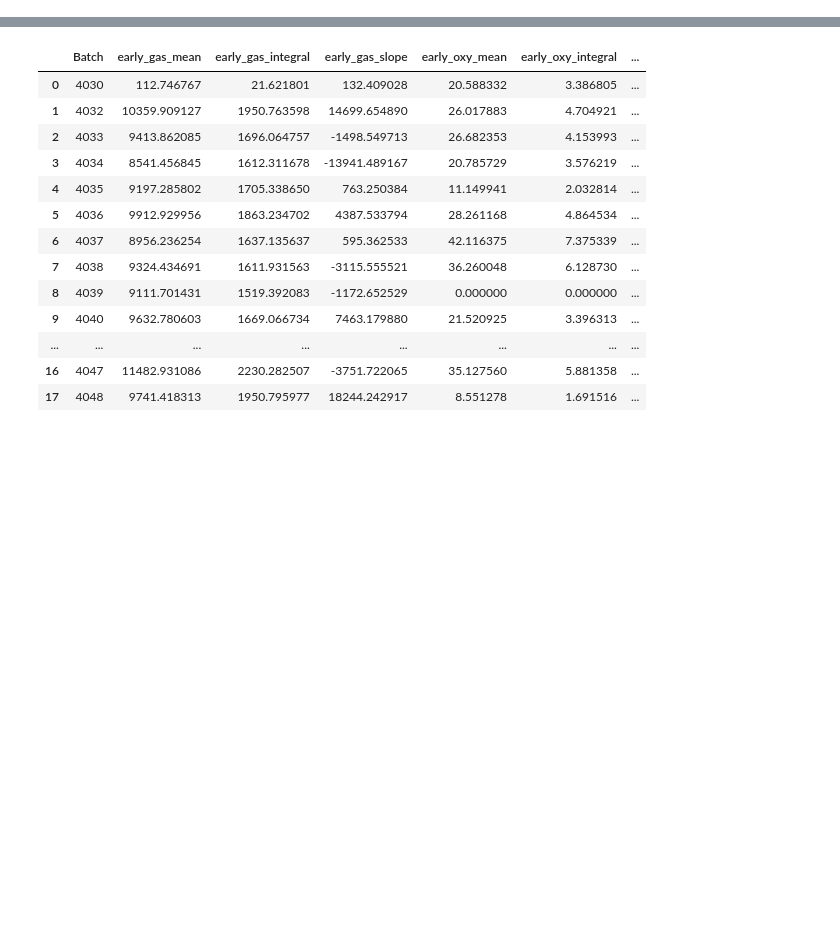
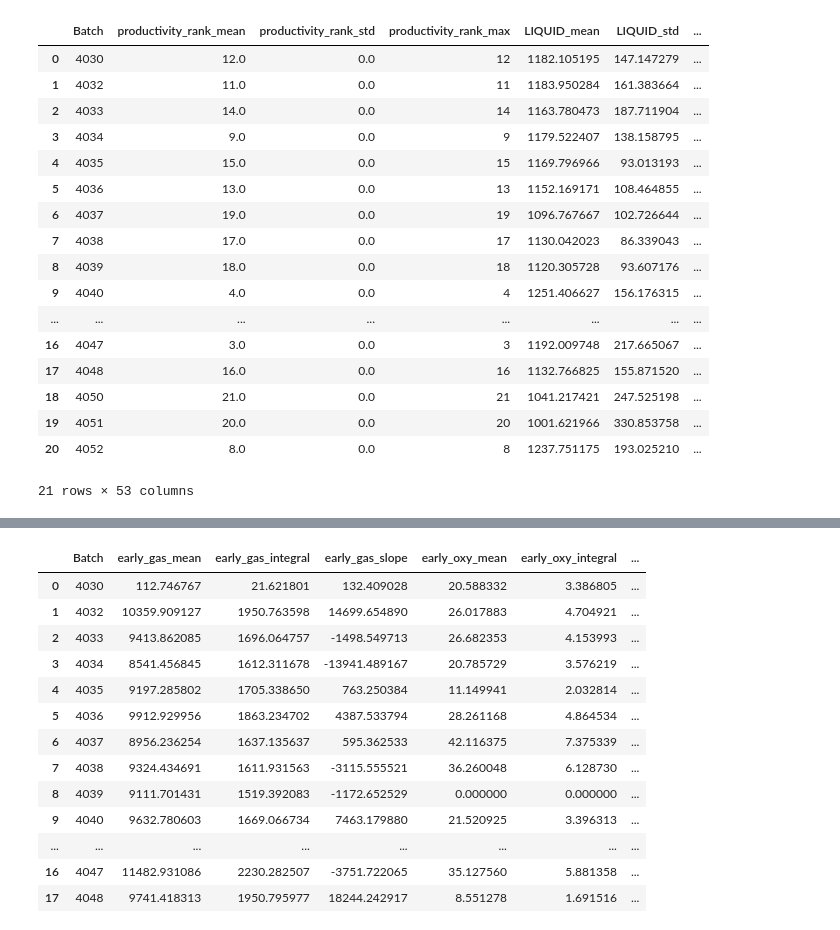
Before and after one commit to RichardFisher1/Applied, a Jupyter notebook: notebooks/RichardNotes.ipynb, the cells around one changed output, grey strips where cells are left out. Cells and saved outputs as stored; diff of their text form; code cells hidden in the pictures; blank space fills up the shorter version.

```diff
--- a/notebooks/RichardNotes.ipynb
+++ b/notebooks/RichardNotes.ipynb
@@ -25,16 +24,3 @@ op_df = load_operating_data(operating_csv)
 prod_df = load_product_data(product_xlsx)
 
 rate_df = compute_product_rate(op_df, prod_df)
-
-op_df_new = prepare_operating_timeseries(
-    op_df,
-    add_tier=False,
-    resample_rule="1D"
-)
-
-op_df_new = op_df_new.reset_index()
-op_df_new = op_df_new[op_df_new["Batch"] != 4053]
-# op_df_new = op_df_new.drop(columns=["productivity_rank"])
-
-op_df_new = op_df_new.replace([np.inf, -np.inf], np.nan)
-op_df_new = op_df_new.fillna(0)
@@ -163,0 +535,40 @@ for phase_name, (start, end) in phases.items():
+# %%
+cols_to_agg = [c for c in op_df_new.columns
+               if c not in ["Date and time"]]
+
+df_features = op_df_new.groupby("Batch").agg({
+    col: ["mean", "std", "max"]
+    for col in cols_to_agg
+    if col != "Batch"
+})
+
+# Flatten column names
+df_features.columns = [
+    f"{col[0]}_{col[1]}" for col in df_features.columns
+]
+
+# Bring Batch back as column
+df_features = df_features.reset_index()
+
+df_final = df_features.merge(rate_df, on="Batch", how="inner")
+# %%
+df_final
+# %% [output]
+|  | Batch | productivity_rank_mean | productivity_rank_std | productivity_rank_max | LIQUID_mean | LIQUID_std | ... |
+| 0 | 4030 | 12.0 | 0.0 | 12 | 1182.105195 | 147.147279 | ... |
+| 1 | 4032 | 11.0 | 0.0 | 11 | 1183.950284 | 161.383664 | ... |
+| 2 | 4033 | 14.0 | 0.0 | 14 | 1163.780473 | 187.711904 | ... |
+| 3 | 4034 | 9.0 | 0.0 | 9 | 1179.522407 | 138.158795 | ... |
+| 4 | 4035 | 15.0 | 0.0 | 15 | 1169.796966 | 93.013193 | ... |
+| 5 | 4036 | 13.0 | 0.0 | 13 | 1152.169171 | 108.464855 | ... |
+| 6 | 4037 | 19.0 | 0.0 | 19 | 1096.767667 | 102.726644 | ... |
+| 7 | 4038 | 17.0 | 0.0 | 17 | 1130.042023 | 86.339043 | ... |
+| 8 | 4039 | 18.0 | 0.0 | 18 | 1120.305728 | 93.607176 | ... |
+| 9 | 4040 | 4.0 | 0.0 | 4 | 1251.406627 | 156.176315 | ... |
+| ... | ... | ... | ... | ... | ... | ... | ... |
+| 16 | 4047 | 3.0 | 0.0 | 3 | 1192.009748 | 217.665067 | ... |
+| 17 | 4048 | 16.0 | 0.0 | 16 | 1132.766825 | 155.871520 | ... |
+| 18 | 4050 | 21.0 | 0.0 | 21 | 1041.217421 | 247.525198 | ... |
+| 19 | 4051 | 20.0 | 0.0 | 20 | 1001.621966 | 330.853758 | ... |
+| 20 | 4052 | 8.0 | 0.0 | 8 | 1237.751175 | 193.025210 | ... |
+21 rows × 53 columns
```
Also changed, not shown: parts of 16 cells of this notebook, 2 other files.
